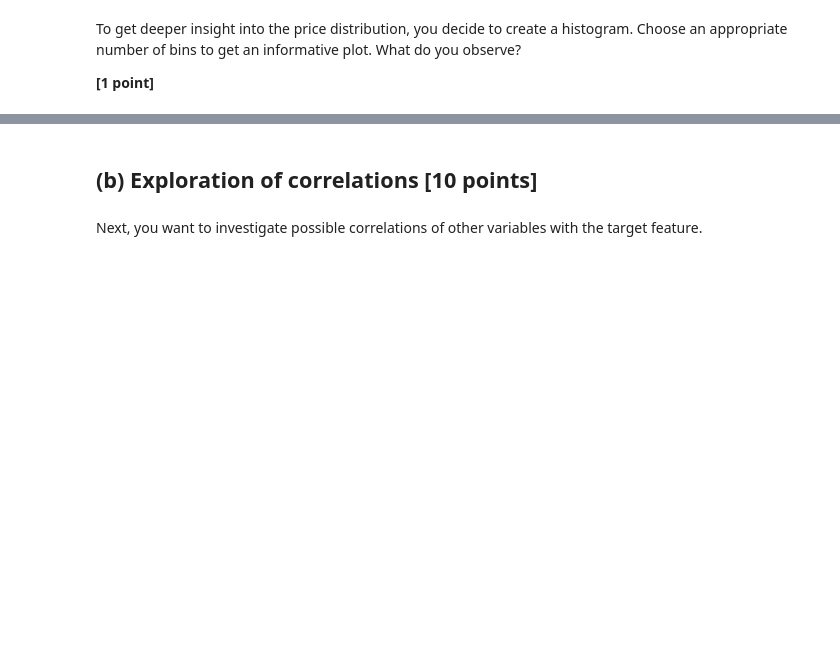
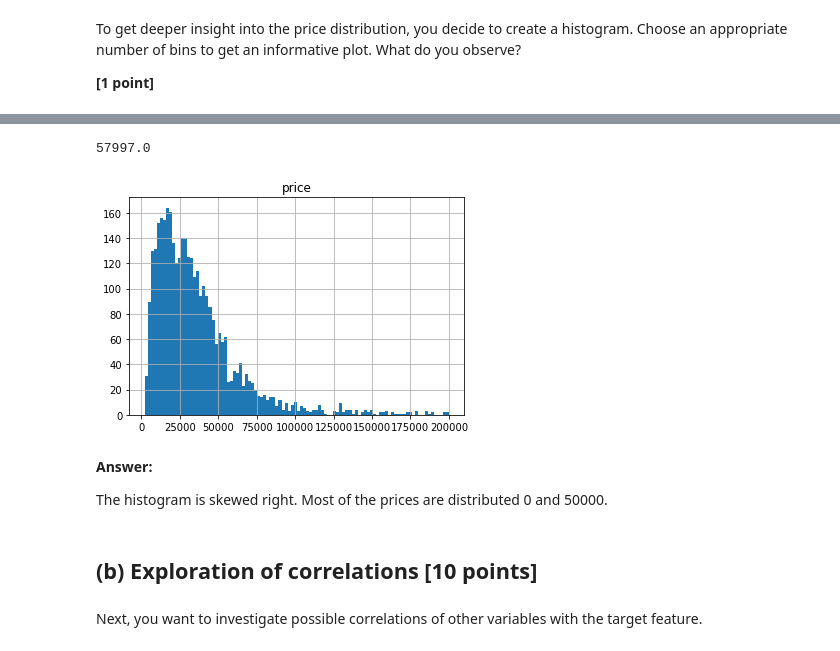
Before and after one commit to sillyduckyluck/IDS_Winning_team, a Jupyter notebook: Part_1/IDS_WS23_Assignment_part_1-student.ipynb, the cells around one changed output, grey strips where cells are left out. Saved outputs shown, nothing was run; the diff lists cells and outputs as text; code cells hidden in the pictures; blank space fills up the shorter version.

```diff
--- a/Part_1/IDS_WS23_Assignment_part_1-student.ipynb
+++ b/Part_1/IDS_WS23_Assignment_part_1-student.ipynb
@@ -219,3 +245,12 @@ To get deeper insight into the price distribution, you decide to create a histog
+# %%
+df.hist('price',bins = 100)
+# %% [output]
+57997.0
+[figure, added]
+# %% [markdown]
+**Answer:**
+
+The histogram is skewed right. Most of the prices are distributed 0 and 50000.
 # %% [markdown]
 ## (b) Exploration of correlations **[10 points]**
 # %% [markdown]
```
Also changed, not shown: parts of 27 cells of this notebook.
